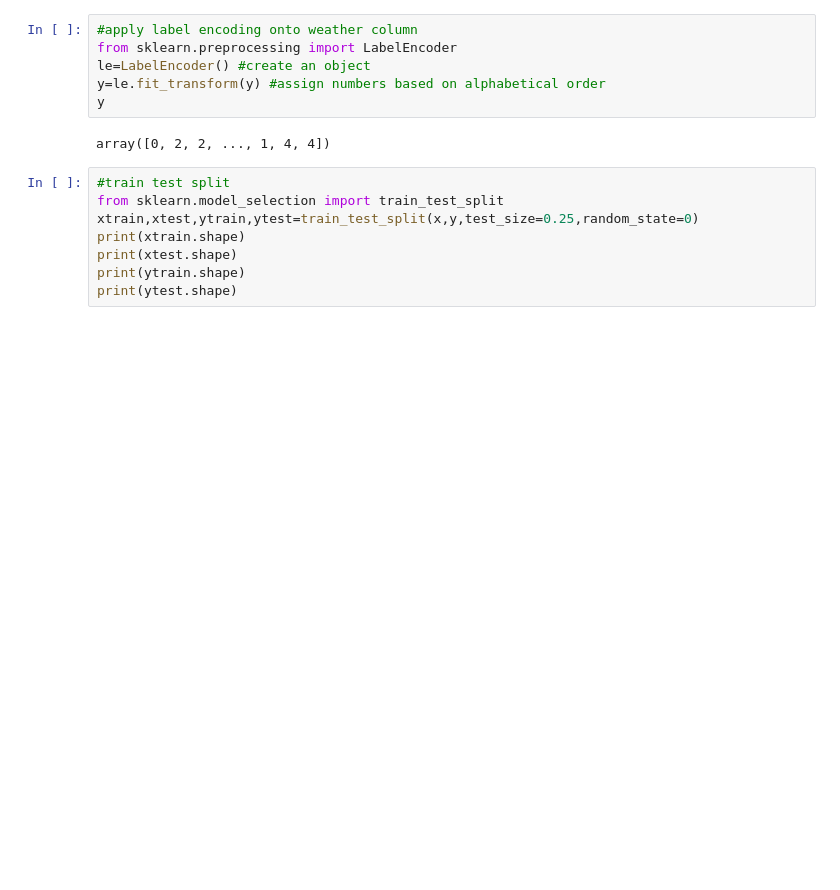
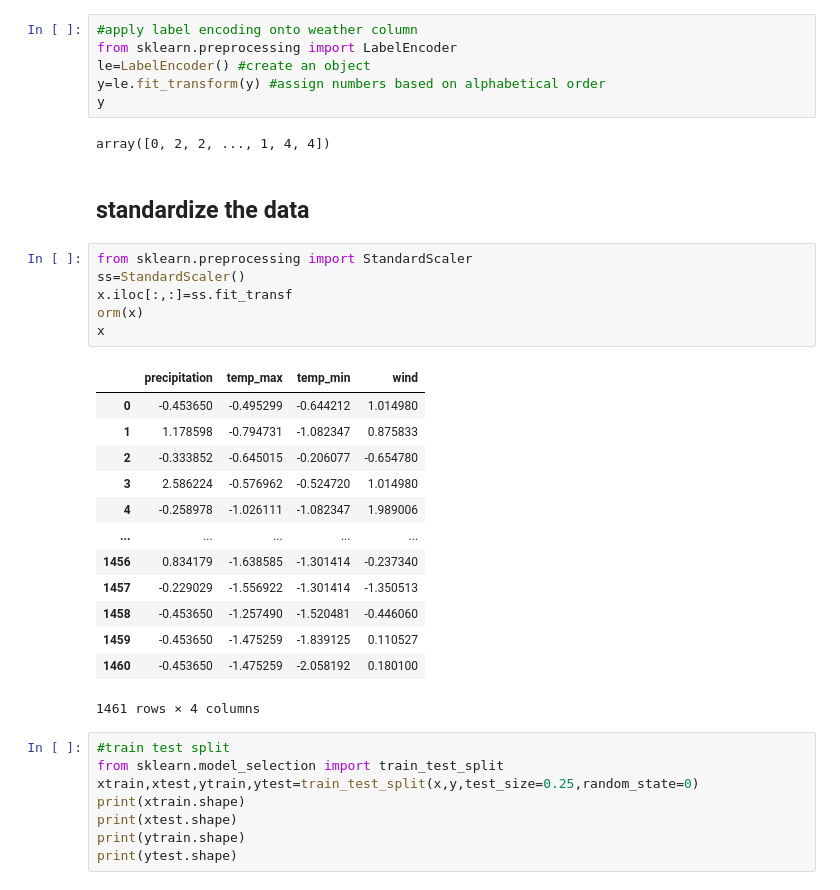
Before and after one commit to MohammedZaid-AI/Signal-processing-with-AI, a Jupyter notebook: Wheather_classification.ipynb, the cells around one changed output. Cells and saved outputs as stored; diff of their text form; blank space fills up the shorter version.

```diff
--- a/Wheather_classification.ipynb
+++ b/Wheather_classification.ipynb
@@ -127,6 +127,27 @@ y=le.fit_transform(y) #assign numbers based on alphabetical order
 y
 # %% [output]
 array([0, 2, 2, ..., 1, 4, 4])
+# %% [markdown]
+## standardize the data
+# %%
+from sklearn.preprocessing import StandardScaler
+ss=StandardScaler()
+x.iloc[:,:]=ss.fit_transf                                                                                                                                                                                                                                                                                                                                                                                                                                                                                                                                                                                                                                                                                                                                                                           orm(x)
+x
+# %% [output]
+|  | precipitation | temp_max | temp_min | wind |
+| 0 | -0.453650 | -0.495299 | -0.644212 | 1.014980 |
+| 1 | 1.178598 | -0.794731 | -1.082347 | 0.875833 |
+| 2 | -0.333852 | -0.645015 | -0.206077 | -0.654780 |
+| 3 | 2.586224 | -0.576962 | -0.524720 | 1.014980 |
+| 4 | -0.258978 | -1.026111 | -1.082347 | 1.989006 |
+| ... | ... | ... | ... | ... |
+| 1456 | 0.834179 | -1.638585 | -1.301414 | -0.237340 |
+| 1457 | -0.229029 | -1.556922 | -1.301414 | -1.350513 |
+| 1458 | -0.453650 | -1.257490 | -1.520481 | -0.446060 |
+| 1459 | -0.453650 | -1.475259 | -1.839125 | 0.110527 |
+| 1460 | -0.453650 | -1.475259 | -2.058192 | 0.180100 |
+1461 rows × 4 columns
 # %%
 #train test split
 from sklearn.model_selection import train_test_split
```
Also changed, not shown: parts of 8 cells of this notebook, 1 other file.
